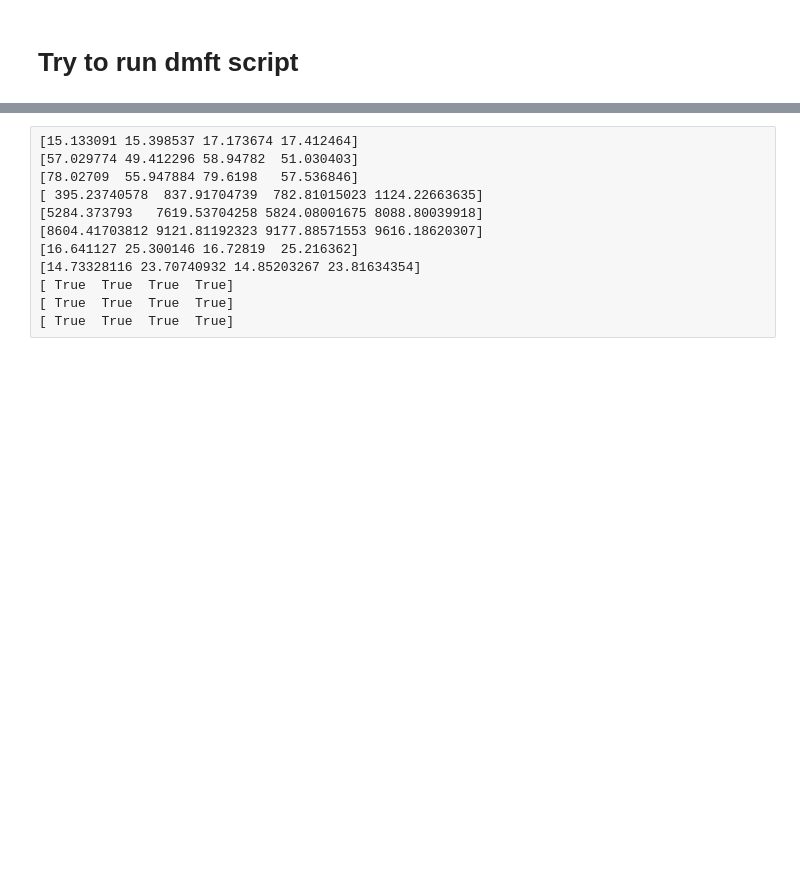
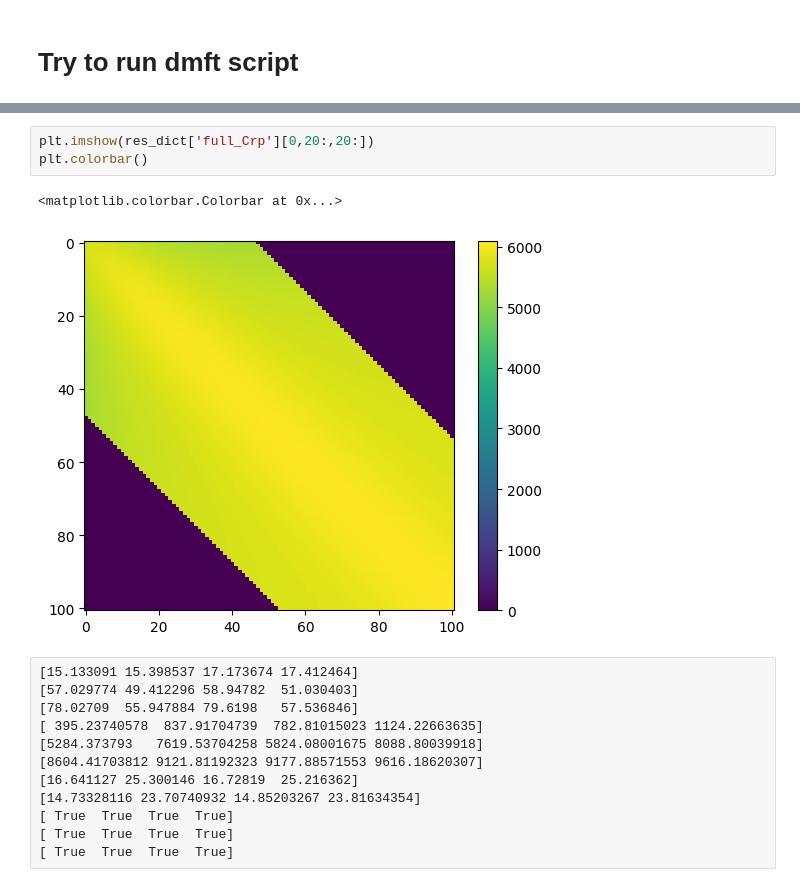
Before and after one commit to AddingAddict/ToroidalNetworks, a Jupyter notebook: sparse_weights/notebooks/ring_dmft.ipynb, the cells around one changed output, grey strips where cells are left out. Cells and saved outputs as stored; diff of their text form; blank space fills up the shorter version.

```diff
--- a/sparse_weights/notebooks/ring_dmft.ipynb
+++ b/sparse_weights/notebooks/ring_dmft.ipynb
@@ -116,3 +233,9 @@ print(res_dict['convp'])
+# %%
+plt.imshow(res_dict['full_Crp'][0,20:,20:])
+plt.colorbar()
+# %% [output]
+<matplotlib.colorbar.Colorbar at 0x...>
+[figure, added]
 # %% [raw]
 [15.133091 15.398537 17.173674 17.412464]
 [57.029774 49.412296 58.94782  51.030403]
```
Also changed, not shown: parts of 9 cells of this notebook, 52 other files.
